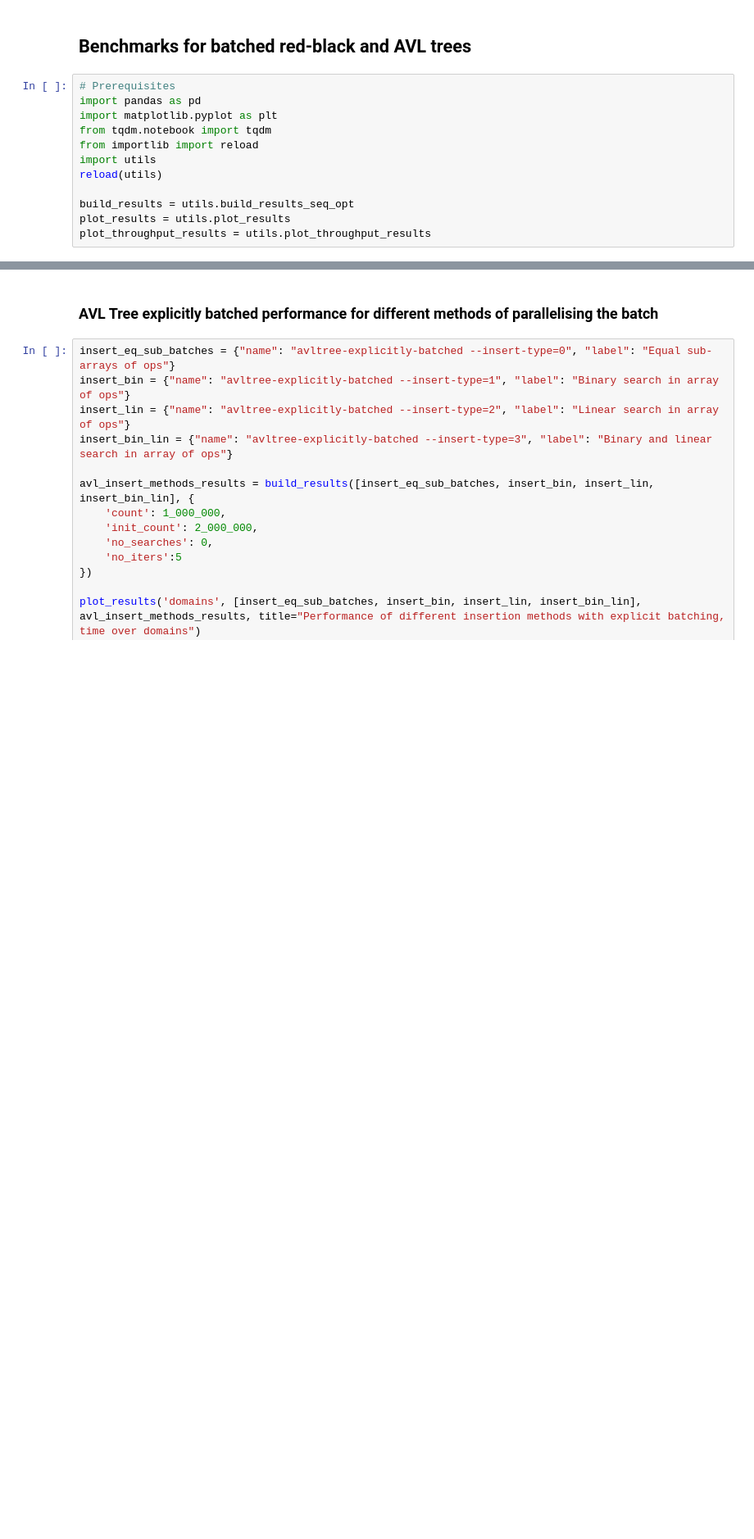
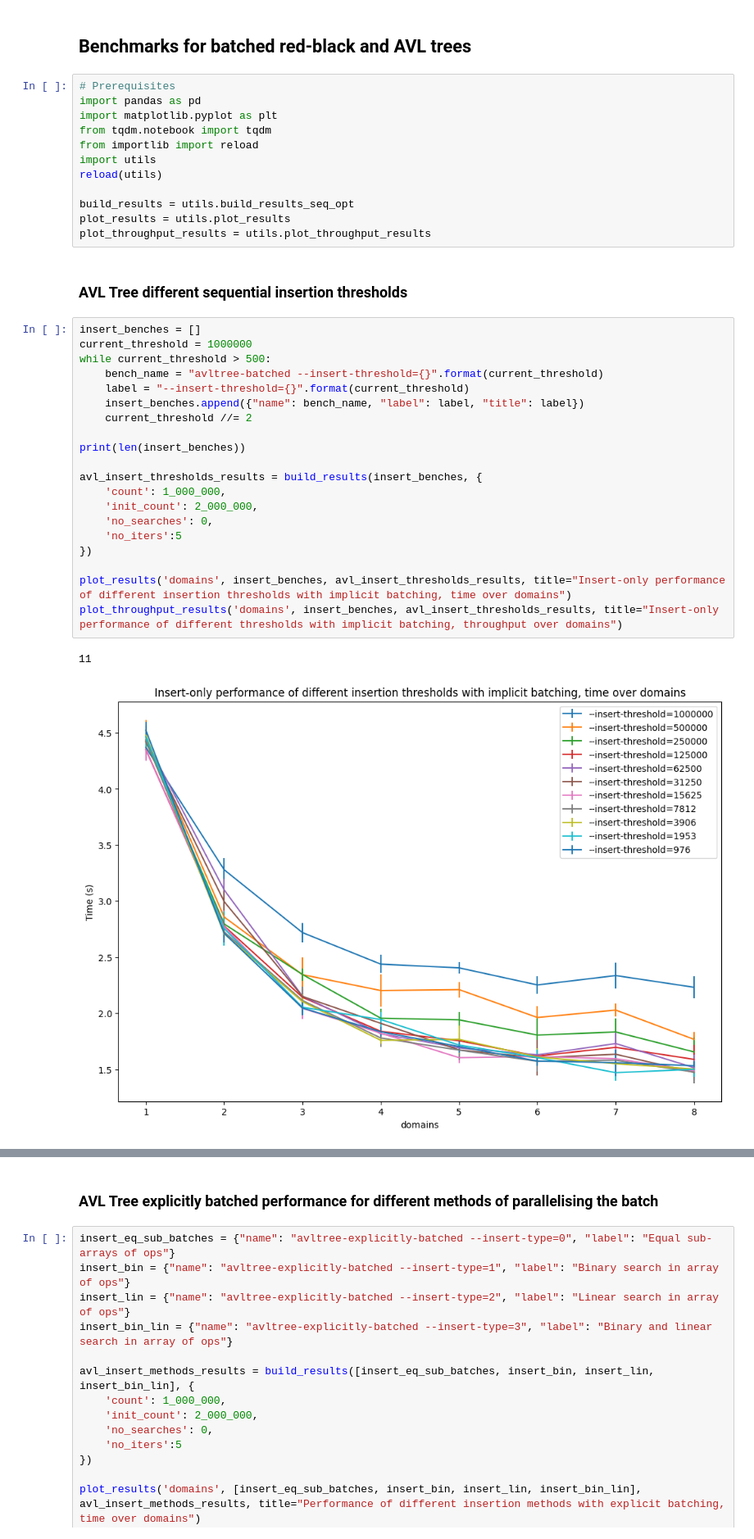
Before and after one commit to verse-lab/obatcher_ds, a Jupyter notebook: benchmark/new-trees.ipynb, the cells around one changed output, grey strips where cells are left out. Shown at 82% size. Cells and saved outputs as stored; diff of their text form; blank space fills up the shorter version.

Commit message:
new benchmarks

```diff
--- a/benchmark/new-trees.ipynb
+++ b/benchmark/new-trees.ipynb
@@ -12,3 +12,28 @@ reload(utils)
 build_results = utils.build_results_seq_opt
 plot_results = utils.plot_results
 plot_throughput_results = utils.plot_throughput_results
+# %% [markdown]
+### AVL Tree different sequential insertion thresholds
+# %%
+insert_benches = []
+current_threshold = 1000000
+while current_threshold > 500:
+    bench_name = "avltree-batched --insert-threshold={}".format(current_threshold)
+    label = "--insert-threshold={}".format(current_threshold)
+    insert_benches.append({"name": bench_name, "label": label, "title": label})
+    current_threshold //= 2
+
+print(len(insert_benches))
+
+avl_insert_thresholds_results = build_results(insert_benches, {
+    'count': 1_000_000,
+    'init_count': 2_000_000,
+    'no_searches': 0,
+    'no_iters':5
+})
+
+plot_results('domains', insert_benches, avl_insert_thresholds_results, title="Insert-only performance of different insertion thresholds with implicit batching, time over domains")
+plot_throughput_results('domains', insert_benches, avl_insert_thresholds_results, title="Insert-only performance of different thresholds with implicit batching, throughput over domains")
+# %% [output]
+11
+[figure, added]
```
Also changed, not shown: parts of 6 cells of this notebook.
